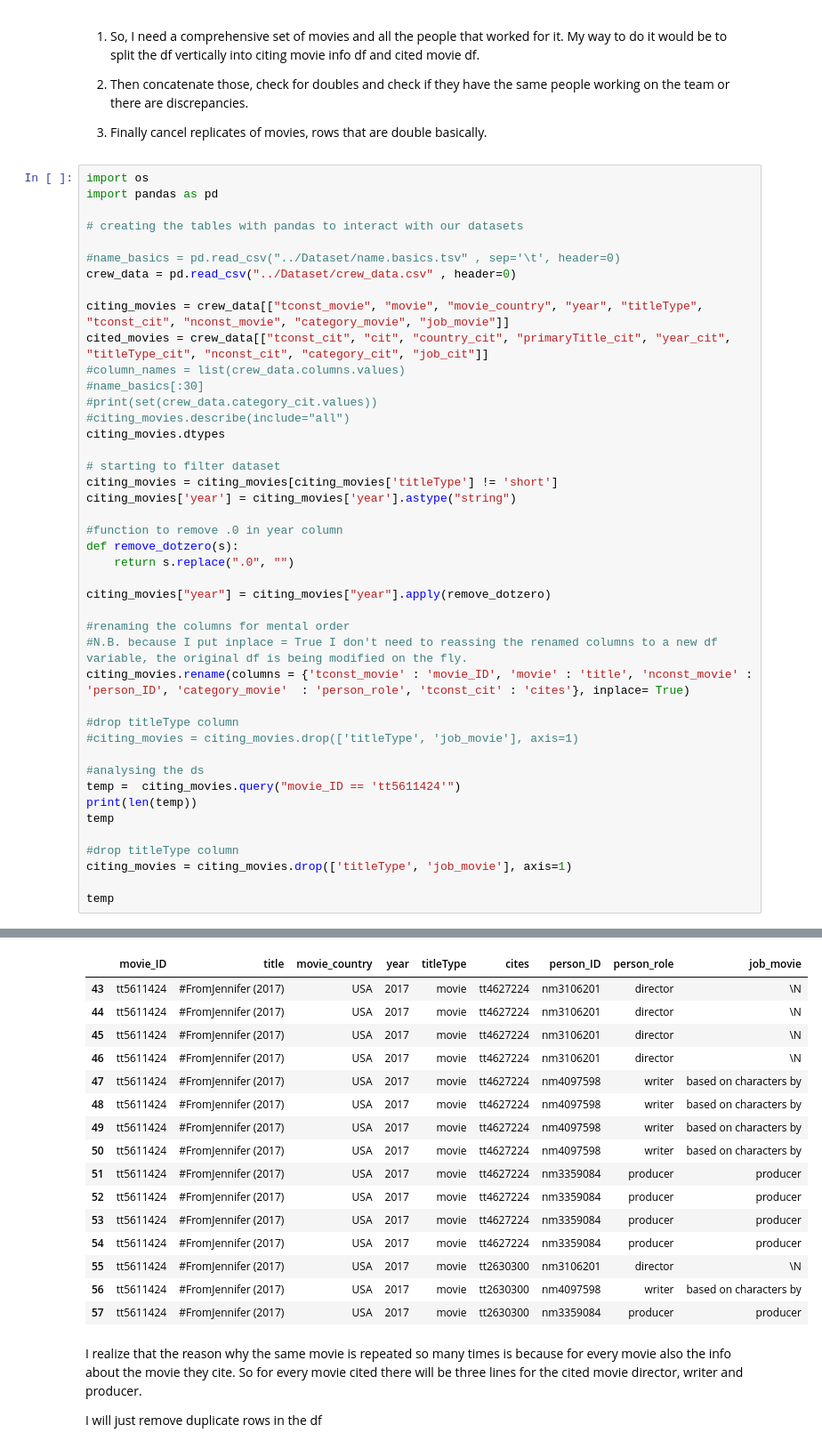
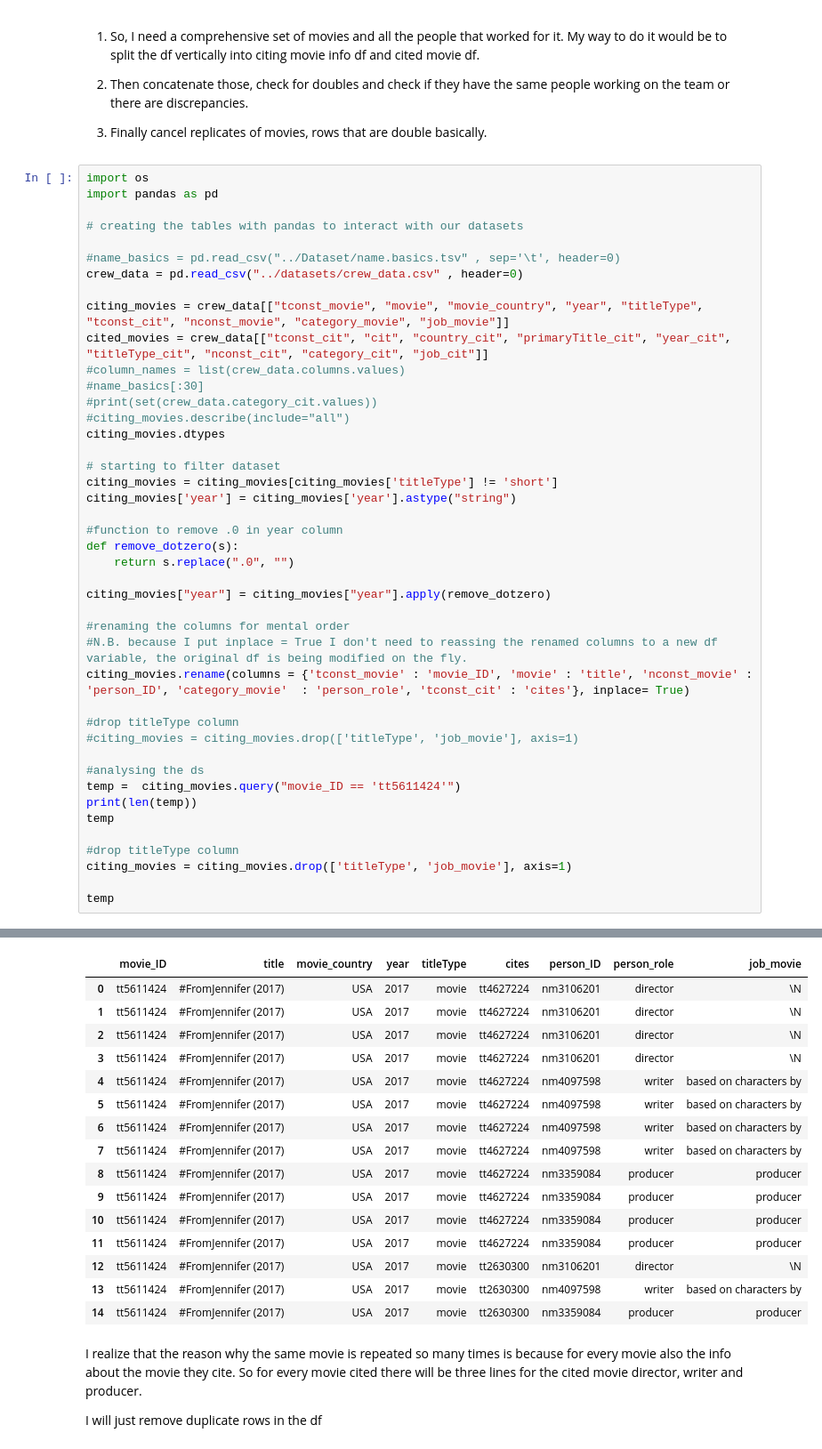
Before and after one commit to NetworkAnalysis-CineMAC/CineMAC, a Jupyter notebook: src/scripts/network2data_madda.ipynb, the cells around one changed output, grey strips where cells are left out. Shown: that part at 89% size. Cells and saved outputs as stored; diff of their text form.

```diff
--- a/src/scripts/network2data_madda.ipynb
+++ b/src/scripts/network2data_madda.ipynb
@@ -11,7 +11,7 @@ import pandas as pd
 # creating the tables with pandas to interact with our datasets
 
 #name_basics = pd.read_csv("../Dataset/name.basics.tsv" , sep='\t', header=0)
-crew_data = pd.read_csv("../Dataset/crew_data.csv" , header=0)
+crew_data = pd.read_csv("../datasets/crew_data.csv" , header=0)
 
 citing_movies = crew_data[["tconst_movie", "movie", "movie_country", "year", "titleType", "tconst_cit", "nconst_movie", "category_movie", "job_movie"]]
 cited_movies = crew_data[["tconst_cit", "cit", "country_cit", "primaryTitle_cit", "year_cit", "titleType_cit", "nconst_cit", "category_cit", "job_cit"]]
@@ -23,48 +23,48 @@ citing_movies.dtypes
 
 # starting to filter dataset
 citing_movies = citing_movies[citing_movies['titleType'] != 'short']
 citing_movies['year'] = citing_movies['year'].astype("string")
 
 #function to remove .0 in year column
 def remove_dotzero(s):
     return s.replace(".0", "")
 
 citing_movies["year"] = citing_movies["year"].apply(remove_dotzero)
 
 #renaming the columns for mental order
 #N.B. because I put inplace = True I don't need to reassing the renamed columns to a new df variable, the original df is being modified on the fly.
 citing_movies.rename(columns = {'tconst_movie' : 'movie_ID', 'movie' : 'title', 'nconst_movie' : 'person_ID', 'category_movie'  : 'person_role', 'tconst_cit' : 'cites'}, inplace= True)
 
 #drop titleType column
 #citing_movies = citing_movies.drop(['titleType', 'job_movie'], axis=1)
 
 #analysing the ds
 temp =  citing_movies.query("movie_ID == 'tt5611424'")
 print(len(temp))
 temp
 
 #drop titleType column
 citing_movies = citing_movies.drop(['titleType', 'job_movie'], axis=1)
 
 temp
 # %% [output]
 15
 |  | movie_ID | title | movie_country | year | titleType | cites | person_ID | person_role | job_movie |
-| 43 | tt5611424 | #FromJennifer (2017) | USA | 2017 | movie | tt4627224 | nm3106201 | director | \N |
-| 44 | tt5611424 | #FromJennifer (2017) | USA | 2017 | movie | tt4627224 | nm3106201 | director | \N |
-| 45 | tt5611424 | #FromJennifer (2017) | USA | 2017 | movie | tt4627224 | nm3106201 | director | \N |
-| 46 | tt5611424 | #FromJennifer (2017) | USA | 2017 | movie | tt4627224 | nm3106201 | director | \N |
-| 47 | tt5611424 | #FromJennifer (2017) | USA | 2017 | movie | tt4627224 | nm4097598 | writer | based on characters by |
-| 48 | tt5611424 | #FromJennifer (2017) | USA | 2017 | movie | tt4627224 | nm4097598 | writer | based on characters by |
-| 49 | tt5611424 | #FromJennifer (2017) | USA | 2017 | movie | tt4627224 | nm4097598 | writer | based on characters by |
-| 50 | tt5611424 | #FromJennifer (2017) | USA | 2017 | movie | tt4627224 | nm4097598 | writer | based on characters by |
-| 51 | tt5611424 | #FromJennifer (2017) | USA | 2017 | movie | tt4627224 | nm3359084 | producer | producer |
-| 52 | tt5611424 | #FromJennifer (2017) | USA | 2017 | movie | tt4627224 | nm3359084 | producer | producer |
-| 53 | tt5611424 | #FromJennifer (2017) | USA | 2017 | movie | tt4627224 | nm3359084 | producer | producer |
-| 54 | tt5611424 | #FromJennifer (2017) | USA | 2017 | movie | tt4627224 | nm3359084 | producer | producer |
-| 55 | tt5611424 | #FromJennifer (2017) | USA | 2017 | movie | tt2630300 | nm3106201 | director | \N |
-| 56 | tt5611424 | #FromJennifer (2017) | USA | 2017 | movie | tt2630300 | nm4097598 | writer | based on characters by |
-| 57 | tt5611424 | #FromJennifer (2017) | USA | 2017 | movie | tt2630300 | nm3359084 | producer | producer |
+| 0 | tt5611424 | #FromJennifer (2017) | USA | 2017 | movie | tt4627224 | nm3106201 | director | \N |
+| 1 | tt5611424 | #FromJennifer (2017) | USA | 2017 | movie | tt4627224 | nm3106201 | director | \N |
+| 2 | tt5611424 | #FromJennifer (2017) | USA | 2017 | movie | tt4627224 | nm3106201 | director | \N |
+| 3 | tt5611424 | #FromJennifer (2017) | USA | 2017 | movie | tt4627224 | nm3106201 | director | \N |
+| 4 | tt5611424 | #FromJennifer (2017) | USA | 2017 | movie | tt4627224 | nm4097598 | writer | based on characters by |
+| 5 | tt5611424 | #FromJennifer (2017) | USA | 2017 | movie | tt4627224 | nm4097598 | writer | based on characters by |
+| 6 | tt5611424 | #FromJennifer (2017) | USA | 2017 | movie | tt4627224 | nm4097598 | writer | based on characters by |
+| 7 | tt5611424 | #FromJennifer (2017) | USA | 2017 | movie | tt4627224 | nm4097598 | writer | based on characters by |
+| 8 | tt5611424 | #FromJennifer (2017) | USA | 2017 | movie | tt4627224 | nm3359084 | producer | producer |
+| 9 | tt5611424 | #FromJennifer (2017) | USA | 2017 | movie | tt4627224 | nm3359084 | producer | producer |
+| 10 | tt5611424 | #FromJennifer (2017) | USA | 2017 | movie | tt4627224 | nm3359084 | producer | producer |
+| 11 | tt5611424 | #FromJennifer (2017) | USA | 2017 | movie | tt4627224 | nm3359084 | producer | producer |
+| 12 | tt5611424 | #FromJennifer (2017) | USA | 2017 | movie | tt2630300 | nm3106201 | director | \N |
+| 13 | tt5611424 | #FromJennifer (2017) | USA | 2017 | movie | tt2630300 | nm4097598 | writer | based on characters by |
+| 14 | tt5611424 | #FromJennifer (2017) | USA | 2017 | movie | tt2630300 | nm3359084 | producer | producer |
 # %% [markdown]
 I realize that the reason why the same movie is repeated so many times is because for every movie also the info about the movie they cite. So for every movie cited there will be three lines for the cited movie director, writer and producer.
 
```
Also changed, not shown: parts of 7 cells of this notebook, 7 other files.
